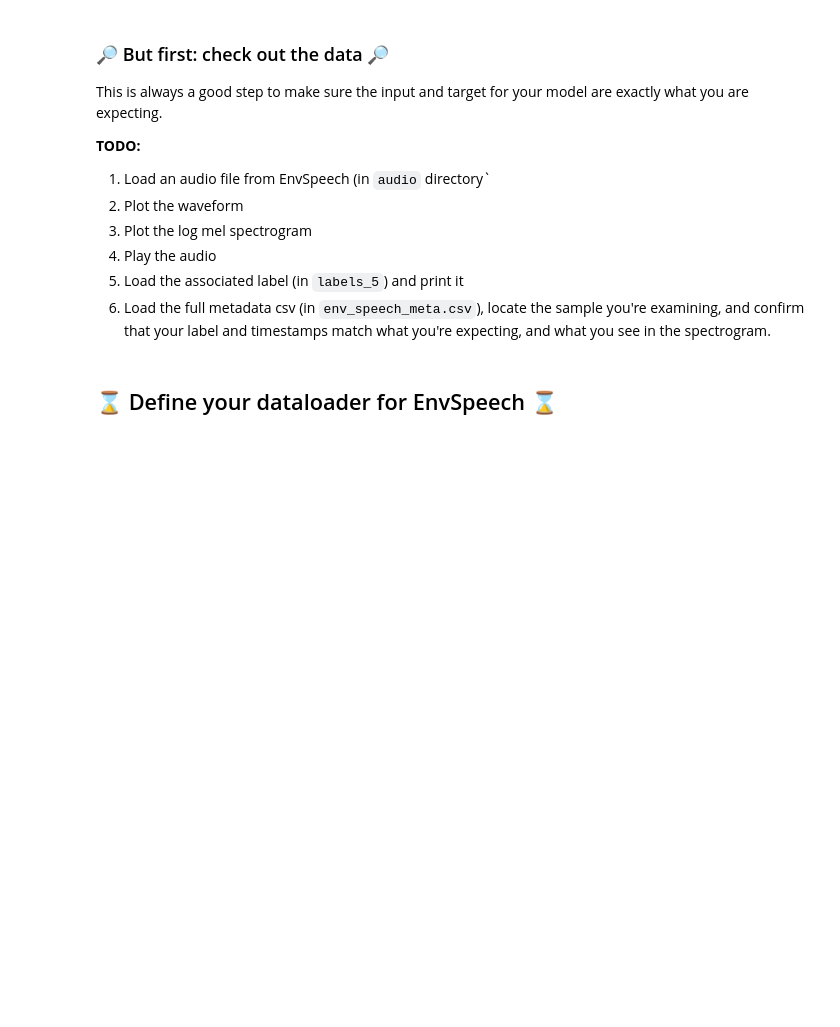
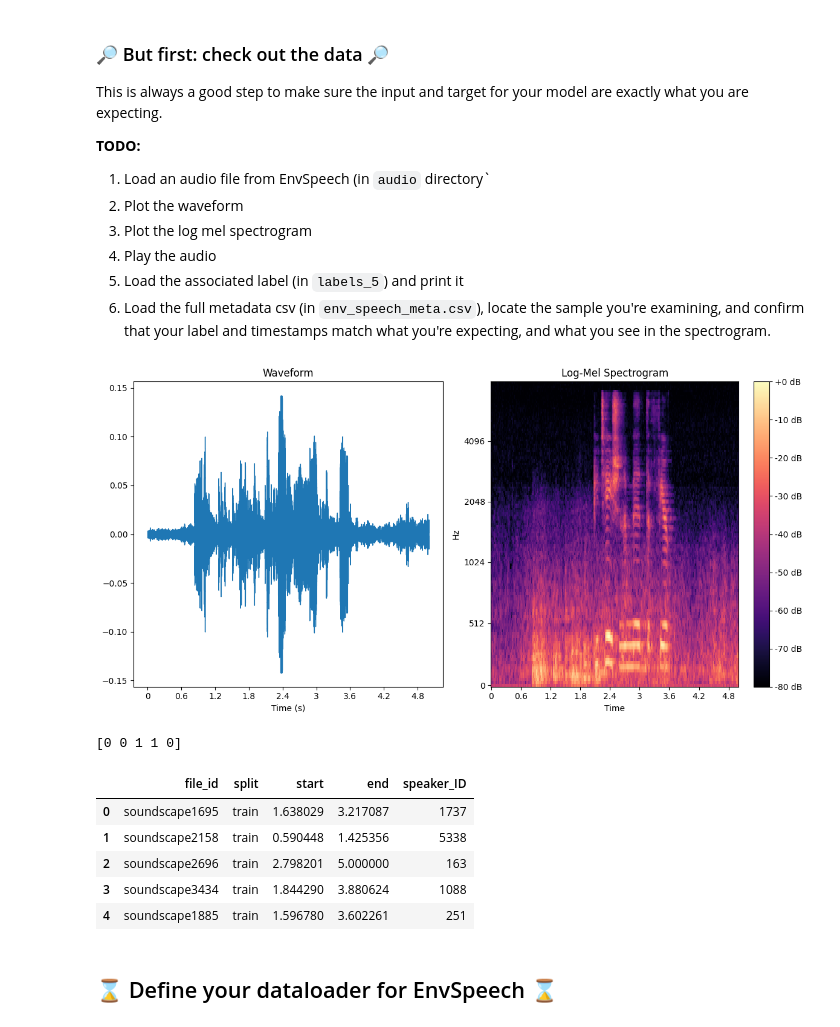
Before and after one commit to josh14668/MachineListeningCSGY9223, a Jupyter notebook: assignment3.ipynb, the cells around one changed output. Drawn from its saved outputs; the diff is of its cells as text; code cells hidden in the pictures; blank space fills up the shorter version.

```diff
--- a/assignment3.ipynb
+++ b/assignment3.ipynb
@@ -1322,34 +1325,52 @@ This is always a good step to make sure the input and target for your model are
 6. Load the full metadata csv (in `env_speech_meta.csv`), locate the sample you're examining, and confirm that your label and timestamps match what you're expecting, and what you see in the spectrogram.
 # %%
 # TODO : the 6 points above exploring your data
-esc_dir = "/content/drive/MyDrive/EnvSpeech"
-audio_path = os.path.join(esc_dir, 'audio/soundscape4024.wav')
+esc_dir = "/content/drive/MyDrive/"
+
+# Get a list of all WAV files in the audio directory
+audio_dir = os.path.join(esc_dir, "audio")
+audio_files = [f for f in os.listdir(audio_dir) if f.endswith('.wav')]
+
+# Pick a random audio file
+random_audio_file = random.choice(audio_files)
+audio_path = os.path.join(audio_dir, random_audio_file)
+
+# Load audio with librosa
 audio, sr = librosa.load(audio_path, sr=44100)
 
-plt.figure(figsize=(10, 5))
+
+plt.figure(figsize=(12, 6))
 plt.subplot(1, 2, 1)
-librosa.display.waveplot(audio, sr=sr)
+librosa.display.waveshow(audio, sr=sr)
 plt.title('Waveform')
+plt.xlabel('Time (s)')
 
 mel_spec = librosa.feature.melspectrogram(y=audio, sr=sr, n_mels=128, fmax=8000)
 log_mel_spec = librosa.power_to_db(mel_spec, ref=np.max)
 plt.subplot(1, 2, 2)
 librosa.display.specshow(log_mel_spec, x_axis='time', y_axis='mel', sr=sr, fmax=8000)
 plt.colorbar(format='%+2.0f dB')
 plt.title('Log-Mel Spectrogram')
 plt.tight_layout()
 plt.show()
 
-from IPython.display import Audio
-Audio(audio, rate=sr)
-
-label_path = os.path.join(esc_dir, 'labels_5/soundscape4024.npy')
+base_filename = os.path.splitext(random_audio_file)[0]
+label_path = os.path.join(esc_dir, f'labels_5/{base_filename}.npy')
 label = np.load(label_path)
 print(label)
 
 meta_path = os.path.join(esc_dir, 'env_speech_meta.csv')
 meta_df = pd.read_csv(meta_path)
 meta_df.head()
+# %% [output]
+[figure, added]
+[0 0 1 1 0]
+|  | file_id | split | start | end | speaker_ID |
+| 0 | soundscape1695 | train | 1.638029 | 3.217087 | 1737 |
+| 1 | soundscape2158 | train | 0.590448 | 1.425356 | 5338 |
+| 2 | soundscape2696 | train | 2.798201 | 5.000000 | 163 |
+| 3 | soundscape3434 | train | 1.844290 | 3.880624 | 1088 |
+| 4 | soundscape1885 | train | 1.596780 | 3.602261 | 251 |
 # %% [markdown]
 ## ⌛ Define your dataloader for EnvSpeech ⌛
 # %%
```
Also changed, not shown: parts of 11 cells of this notebook.
